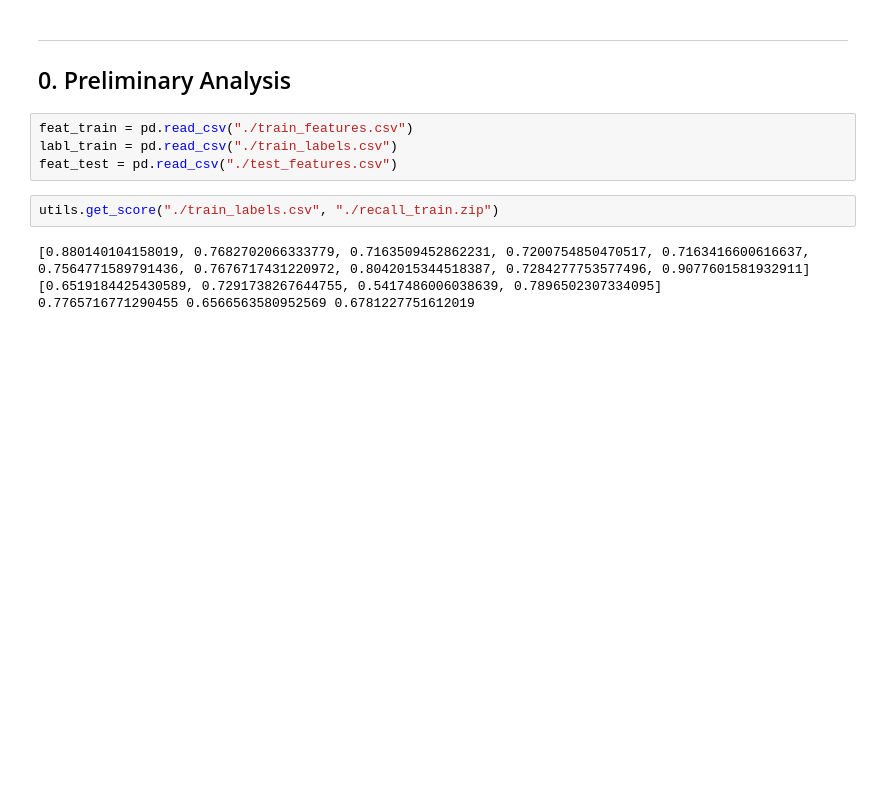
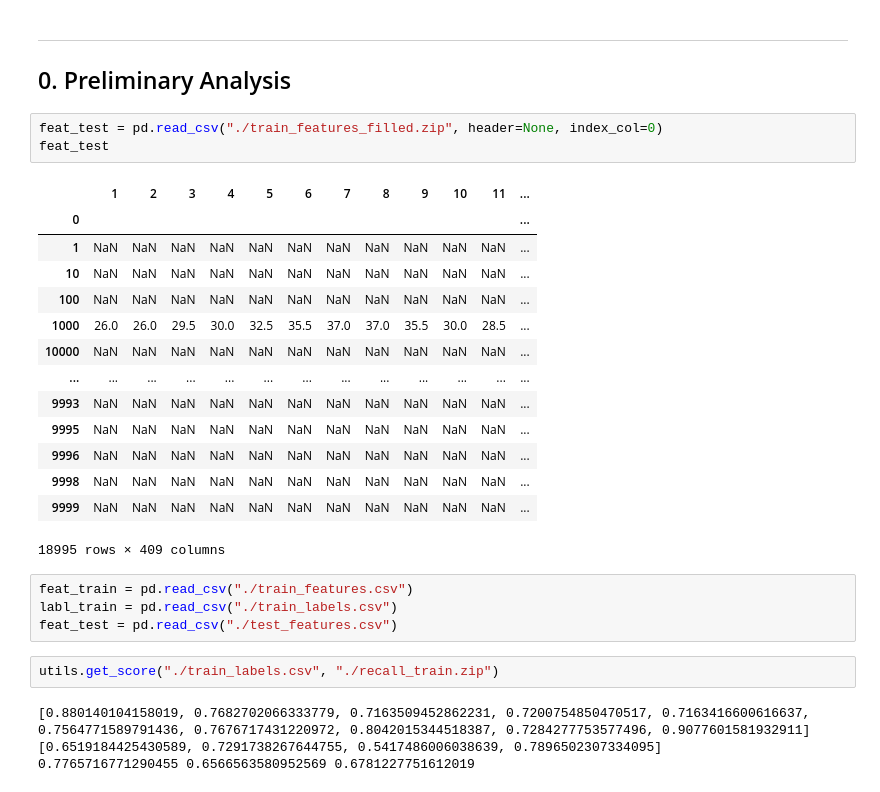
Before and after one commit to GentleMin/ML-Shoppingnow, a Jupyter notebook: Project2/JTM/Task2.ipynb, the cells around one changed output. Cells and saved outputs as stored; diff of their text form; blank space fills up the shorter version.

```diff
--- a/Project2/JTM/Task2.ipynb
+++ b/Project2/JTM/Task2.ipynb
@@ -23,6 +20,24 @@ The autoreload extension is already loaded. To reload it, use:
 # %% [markdown]
 ---
 ## 0. Preliminary Analysis
+# %%
+feat_test = pd.read_csv("./train_features_filled.zip", header=None, index_col=0)
+feat_test
+# %% [output]
+|  | 1 | 2 | 3 | 4 | 5 | 6 | 7 | 8 | 9 | 10 | 11 | ... |
+| 0 |  |  |  |  |  |  |  |  |  |  |  | ... |
+| 1 | NaN | NaN | NaN | NaN | NaN | NaN | NaN | NaN | NaN | NaN | NaN | ... |
+| 10 | NaN | NaN | NaN | NaN | NaN | NaN | NaN | NaN | NaN | NaN | NaN | ... |
+| 100 | NaN | NaN | NaN | NaN | NaN | NaN | NaN | NaN | NaN | NaN | NaN | ... |
+| 1000 | 26.0 | 26.0 | 29.5 | 30.0 | 32.5 | 35.5 | 37.0 | 37.0 | 35.5 | 30.0 | 28.5 | ... |
+| 10000 | NaN | NaN | NaN | NaN | NaN | NaN | NaN | NaN | NaN | NaN | NaN | ... |
+| ... | ... | ... | ... | ... | ... | ... | ... | ... | ... | ... | ... | ... |
+| 9993 | NaN | NaN | NaN | NaN | NaN | NaN | NaN | NaN | NaN | NaN | NaN | ... |
+| 9995 | NaN | NaN | NaN | NaN | NaN | NaN | NaN | NaN | NaN | NaN | NaN | ... |
+| 9996 | NaN | NaN | NaN | NaN | NaN | NaN | NaN | NaN | NaN | NaN | NaN | ... |
+| 9998 | NaN | NaN | NaN | NaN | NaN | NaN | NaN | NaN | NaN | NaN | NaN | ... |
+| 9999 | NaN | NaN | NaN | NaN | NaN | NaN | NaN | NaN | NaN | NaN | NaN | ... |
+18995 rows × 409 columns
 # %%
 feat_train = pd.read_csv("./train_features.csv")
 labl_train = pd.read_csv("./train_labels.csv")
```
Also changed, not shown: parts of 9 cells of this notebook, 7 other files.
